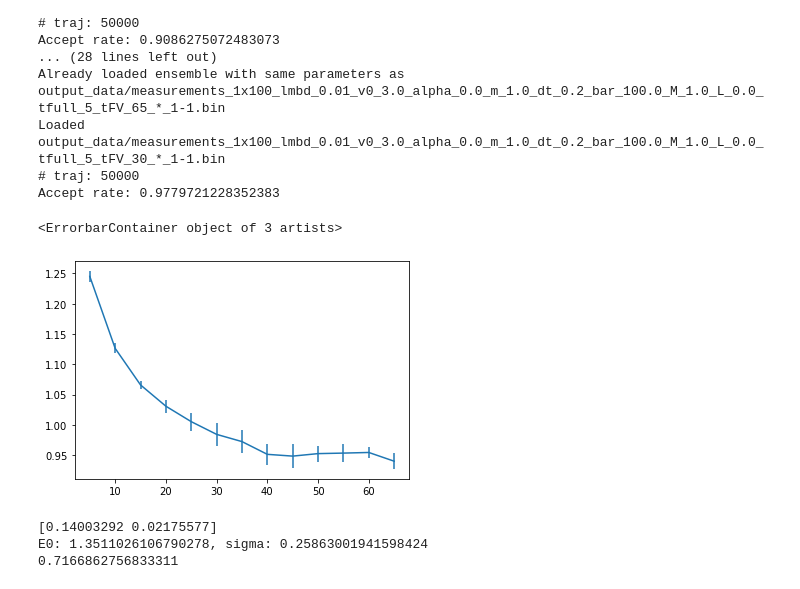
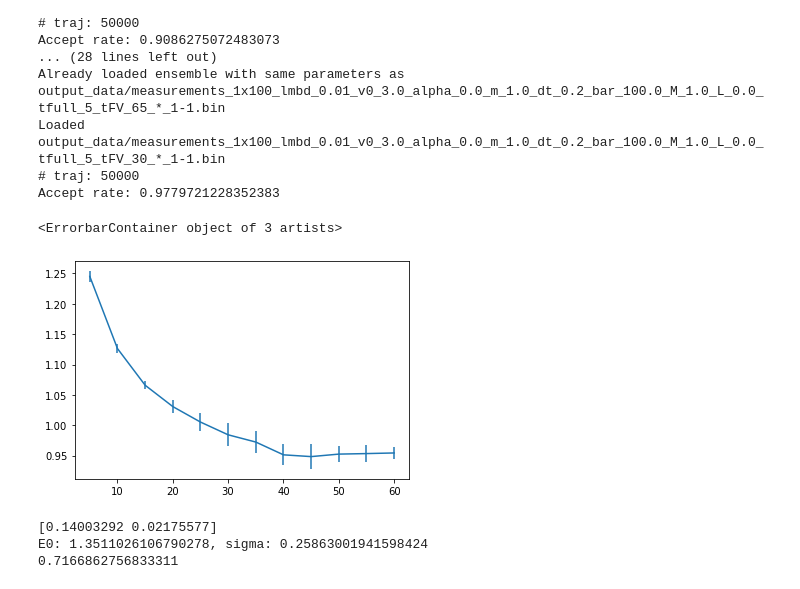
Before and after one commit to jinluchang/Qlattice, a Jupyter notebook: applications/false-vacuum-decay/false_vacuum_decay.ipynb, the cells around one changed output. Drawn from its saved outputs; the diff is of its cells as text; code cells hidden in the pictures.

```diff
--- a/applications/false-vacuum-decay/false_vacuum_decay.ipynb
+++ b/applications/false-vacuum-decay/false_vacuum_decay.ipynb
@@ -60,28 +60,28 @@ Accept rate: 0.9779721228352383
 # %%
 sfs = list(measurements.delta_actions_t_FV)
 sfs.sort(key=lambda x: float(measurements.get_param(x, "tFV")))
 
 dSs = []
 dS_errs = []
 t_TVs = []
 
-for sf in sfs[1:]:
+for sf in sfs[2:]:
     blocks = measurements.get_exp_Ebar_blocks(sf)
     dS, err = jk.get_errors_from_blocks(np.mean(blocks), blocks)
     dSs.append(dS)
     dS_errs.append(err)
     t_TVs.append(measurements.get_t_TV(sf))
 
 ratios = []
 for i in range(len(dSs)):
     #t_TVs.append(t_TV_tdse[i][0])
     #ratios.append(corr_tdse[i][1]/corr_tdse[i][0])
     ratios.append(dSs[i])
 
 plt.errorbar(t_TVs, dSs, yerr=dS_errs)
 # %% [output]
 <ErrorbarContainer object of 3 artists>
-[figure, old version]
+[figure, new version]
 # %%
 t_full_tdse = 1.0
 t_total_tdse = 20.0
```
Also changed, not shown: parts of 3 cells of this notebook.
